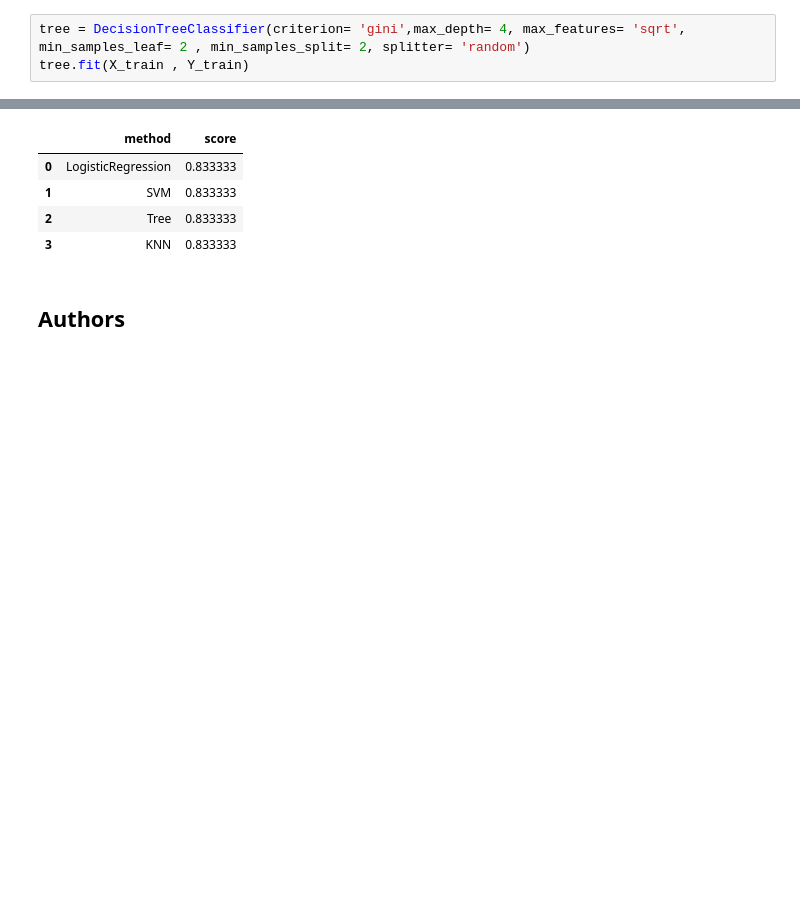
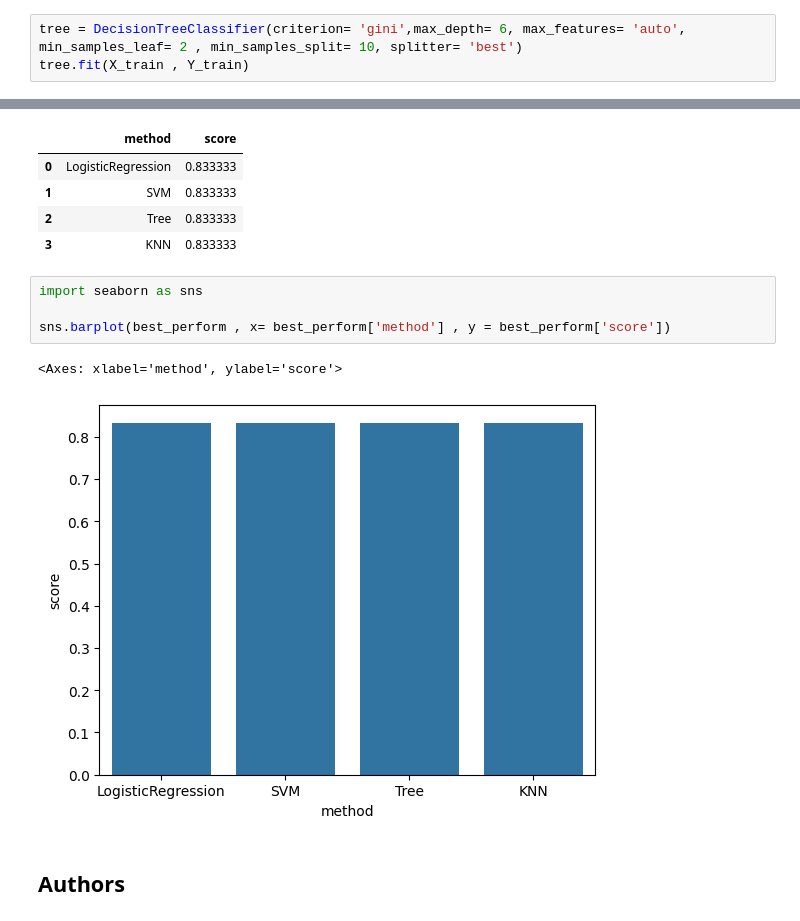
Before and after one commit to zinakhazaee/IBM-Data-Science-Professional-Certificate, a Jupyter notebook: SpaceX_Machine_Learning_Prediction_Part_5_jupyterlite.ipynb, the cells around one changed output, grey strips where cells are left out. Saved outputs shown, nothing was run; the diff lists cells and outputs as text; blank space fills up the shorter version.

```diff
--- a/SpaceX_Machine_Learning_Prediction_Part_5_jupyterlite.ipynb
+++ b/SpaceX_Machine_Learning_Prediction_Part_5_jupyterlite.ipynb
@@ -285,6 +283,6 @@ accuracy : 0.9017857142857142
 # %% [markdown]
 Calculate the accuracy of tree_cv on the test data using the method <code>score</code>:
 # %%
-tree = DecisionTreeClassifier(criterion= 'gini',max_depth= 4, max_features= 'sqrt', min_samples_leaf= 2 , min_samples_split= 2, splitter= 'random')
+tree = DecisionTreeClassifier(criterion= 'gini',max_depth= 6, max_features= 'auto', min_samples_leaf= 2 , min_samples_split= 10, splitter= 'best')
 tree.fit(X_train , Y_train)
 # %% [output]
@@ -360,6 +353,13 @@ best_perform.sort_values('score', ascending= False)
 | 1 | SVM | 0.833333 |
 | 2 | Tree | 0.833333 |
 | 3 | KNN | 0.833333 |
+# %%
+import seaborn as sns
+
+sns.barplot(best_perform , x= best_perform['method'] , y = best_perform['score'])
+# %% [output]
+<Axes: xlabel='method', ylabel='score'>
+[figure, added]
 # %% [markdown]
 ## Authors
 # %% [markdown]
```
Also changed, not shown: parts of 3 cells of this notebook.
